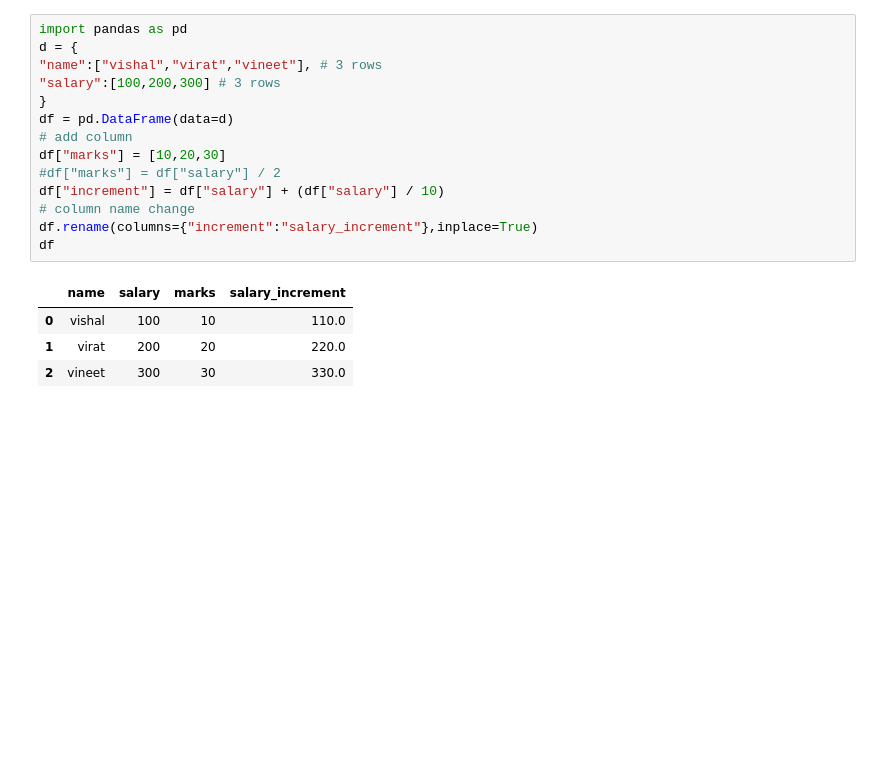
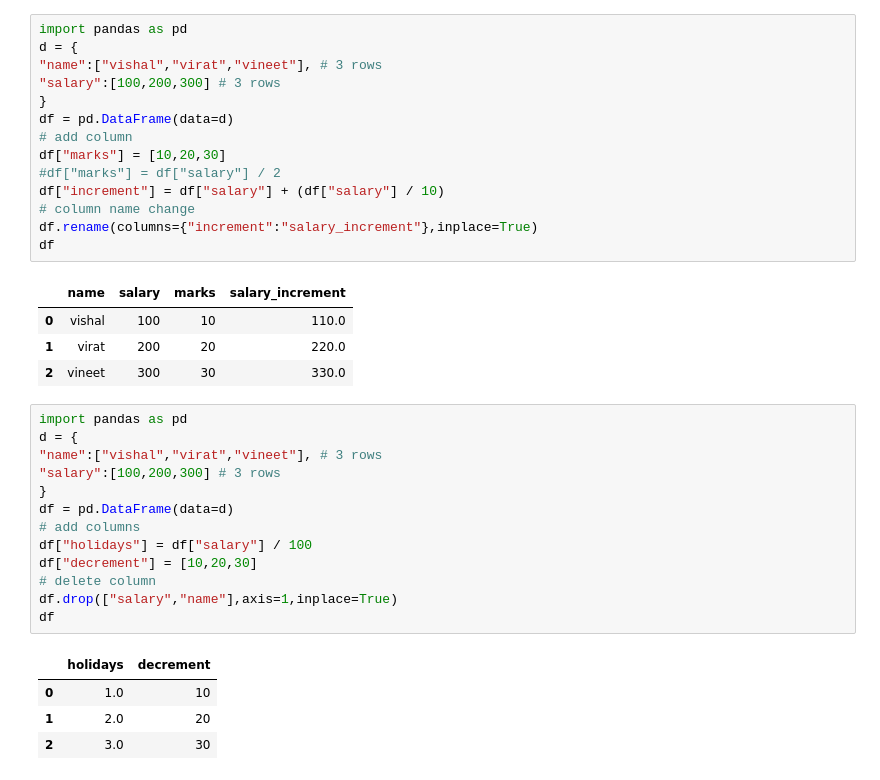
Before and after one commit to Vanshu2374/data-science-45-days, a Jupyter notebook: grass.ipynb, the cells around one changed output. Drawn from its saved outputs; the diff is of its cells as text; blank space fills up the shorter version.

```diff
--- a/grass.ipynb
+++ b/grass.ipynb
@@ -236,3 +236,21 @@ df
 | 0 | vishal | 100 | 10 | 110.0 |
 | 1 | virat | 200 | 20 | 220.0 |
 | 2 | vineet | 300 | 30 | 330.0 |
+# %%
+import pandas as pd
+d = {
+"name":["vishal","virat","vineet"], # 3 rows
+"salary":[100,200,300] # 3 rows
+}
+df = pd.DataFrame(data=d)
+# add columns
+df["holidays"] = df["salary"] / 100
+df["decrement"] = [10,20,30]
+# delete column
+df.drop(["salary","name"],axis=1,inplace=True)
+df
+# %% [output]
+|  | holidays | decrement |
+| 0 | 1.0 | 10 |
+| 1 | 2.0 | 20 |
+| 2 | 3.0 | 30 |
```
Also changed, not shown: parts of 3 cells of this notebook.
